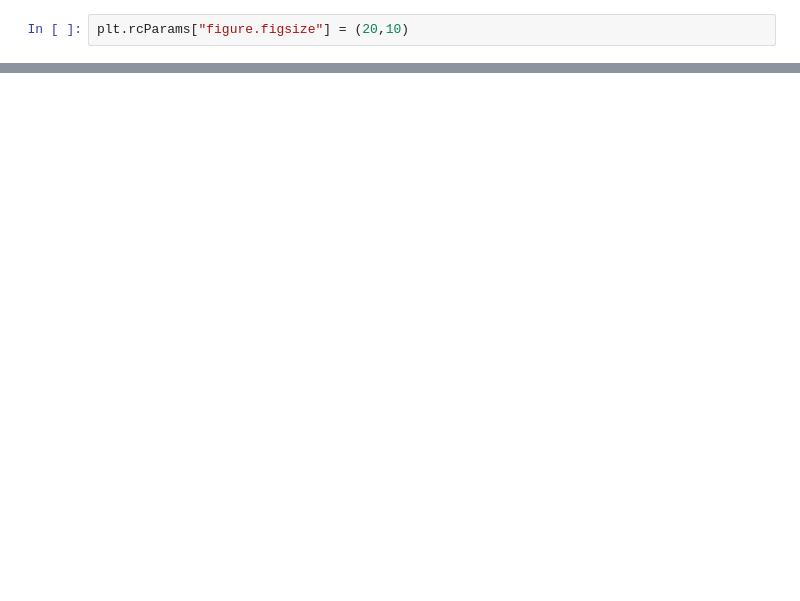
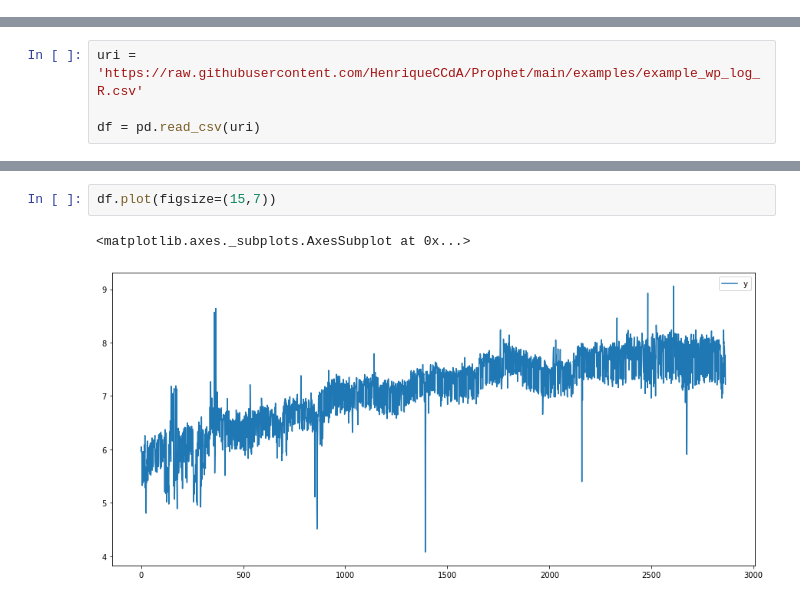
Before and after one commit to HenriqueCCdA/Prophet, a Jupyter notebook: notebook/saturating_forrecasts.ipynb, the cells around one changed output, grey strips where cells are left out. Saved outputs shown, nothing was run; the diff lists cells and outputs as text; blank space fills up the shorter version.

```diff
--- a/notebook/saturating_forrecasts.ipynb
+++ b/notebook/saturating_forrecasts.ipynb
@@ -9,2 +2,0 @@ import matplotlib as mpl
-# %%
-plt.rcParams["figure.figsize"] = (20,10)
@@ -143,0 +6,4 @@ plt.show()
+# %%
+uri = 'https://raw.githubusercontent.com/HenriqueCCdA/Prophet/main/examples/example_wp_log_R.csv'
+
+df = pd.read_csv(uri)
@@ -143,0 +19,5 @@ plt.show()
+# %%
+df.plot(figsize=(15,7))
+# %% [output]
+<matplotlib.axes._subplots.AxesSubplot at 0x...>
+[figure, added]
```
Also changed, not shown: parts of 33 cells of this notebook.
